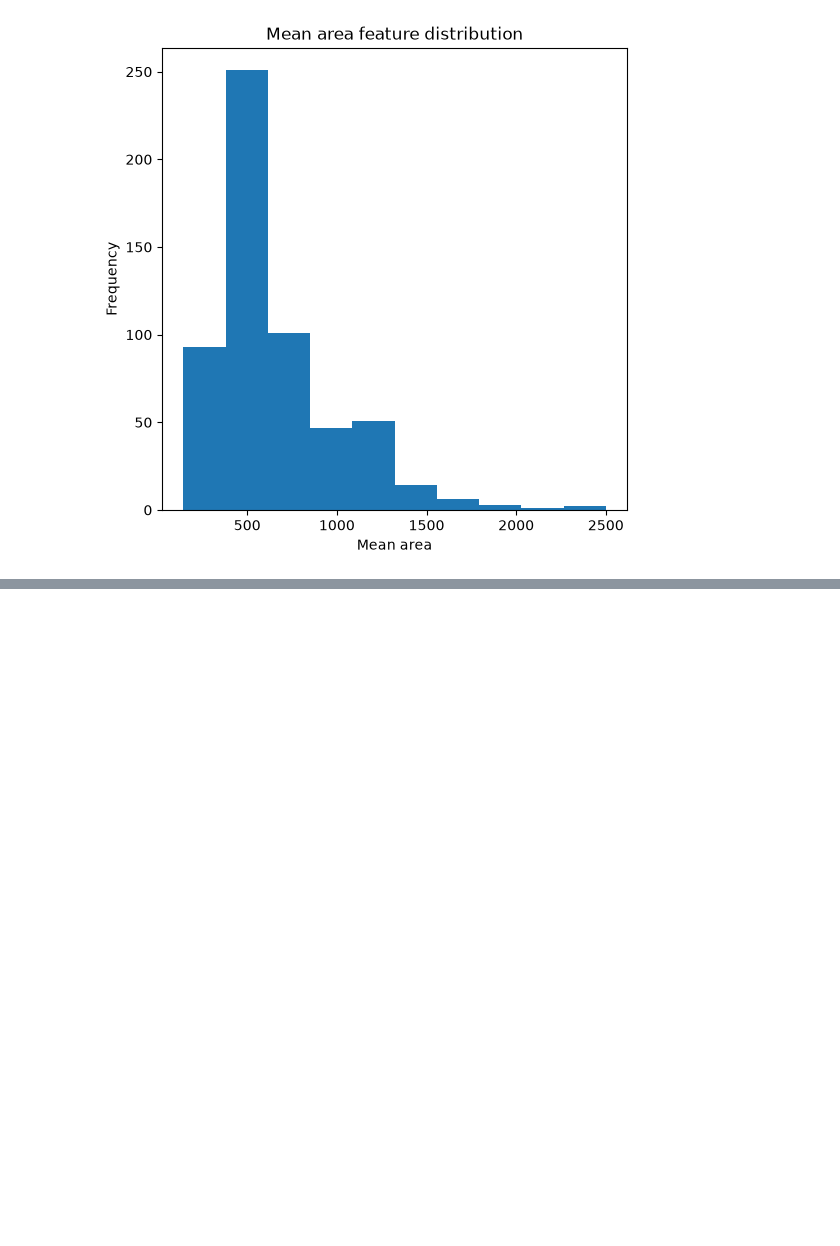
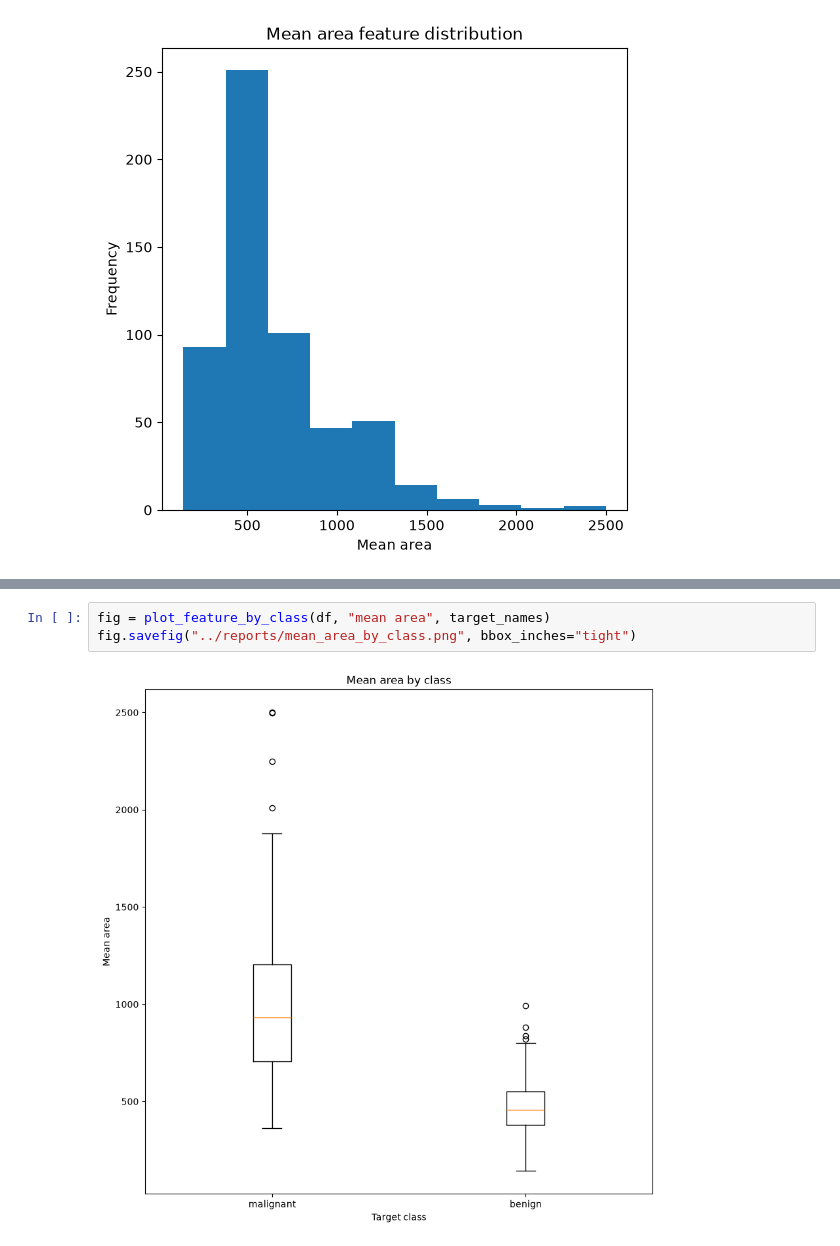
Before and after one commit to johojding/exploratory-analysis, a Jupyter notebook: notebooks/eda.ipynb, the cells around one changed output, grey strips where cells are left out. Drawn from its saved outputs; the diff is of its cells as text; blank space fills up the shorter version.

```diff
--- a/notebooks/eda.ipynb
+++ b/notebooks/eda.ipynb
@@ -75,0 +63,5 @@ fig.savefig("../reports/mean_area_distribution.png", bbox_inches="tight")
+# %%
+fig = plot_feature_by_class(df, "mean area", target_names)
+fig.savefig("../reports/mean_area_by_class.png", bbox_inches="tight")
+# %% [output]
+[figure, added]
```
Also changed, not shown: parts of 3 cells of this notebook, 4 other files.
